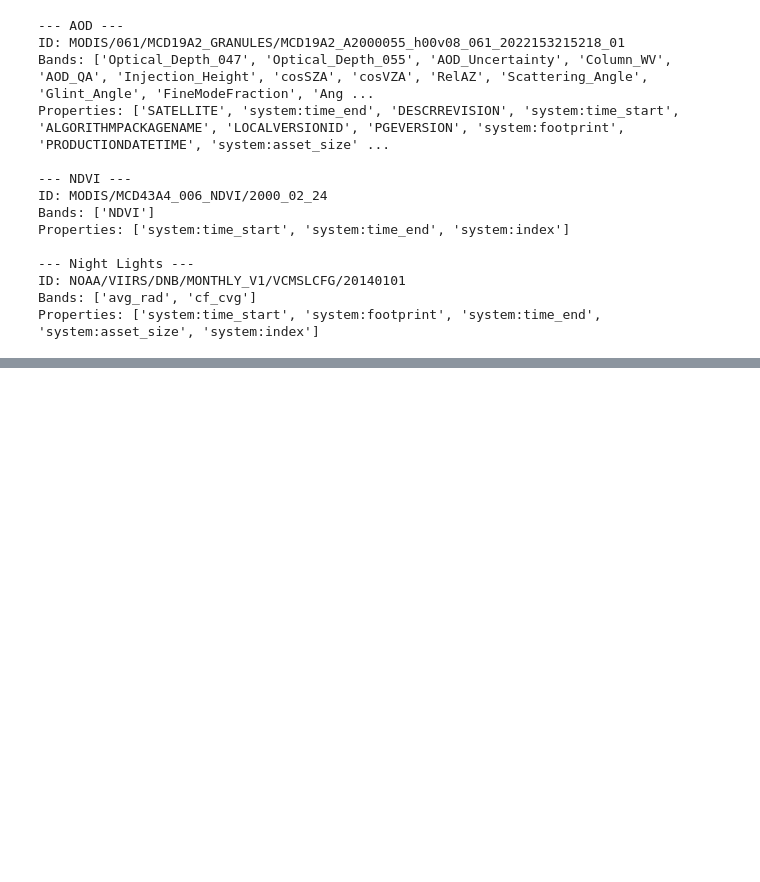
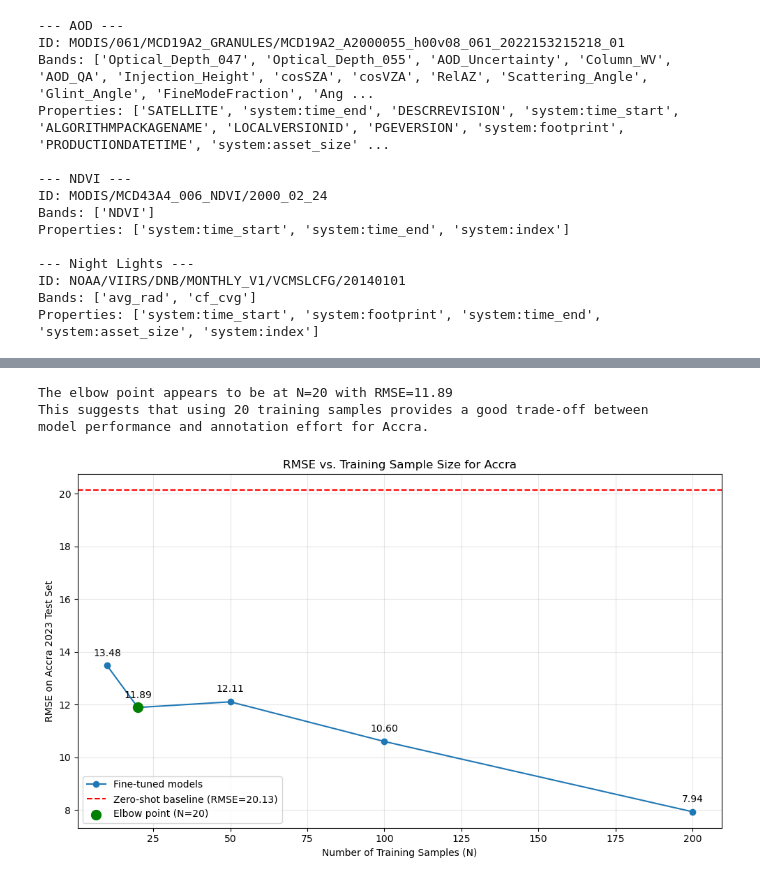
Before and after one commit to sabrinahu5/stat288-final-project, a Jupyter notebook: gee_processing.ipynb, the cells around one changed output, grey strips where cells are left out. Cells and saved outputs as stored; diff of their text form; code cells hidden in the pictures; blank space fills up the shorter version.

```diff
--- a/gee_processing.ipynb
+++ b/gee_processing.ipynb
@@ -865,0 +848,18 @@ R²: 0.2908
+# %%
+# Zero-shot evaluation on Accra 2023
+X_acc23, y_acc23 = df_to_xy(accra_test)
+
+y0 = model.predict(X_acc23).ravel()
+rmse0 = np.sqrt(mean_squared_error(y_acc23,y0))
+r2_0  = r2_score(y_acc23,y0)
+print(f"Accra 2023 Zero-shot → RMSE={rmse0:.2f}, R²={r2_0:.3f}")
+
+# Evaluate on Delhi/Bangkok test set for comparison
+X_test, y_test = df_to_xy(val_df)
+y_test_pred = model.predict(X_test).ravel()
+rmse_test = np.sqrt(mean_squared_error(y_test, y_test_pred))
+r2_test = r2_score(y_test, y_test_pred)
+print(f"Delhi/Bangkok Test → RMSE={rmse_test:.2f}, R²={r2_test:.3f}")
+
+# Compare performance
+print(f"Performance gap: RMSE difference = {rmse0-rmse_test:.2f}")
@@ -865,0 +911,48 @@ R²: 0.2908
+# %%
+# Plot RMSE vs N to find the "elbow" point
+
+# Extract N and RMSE values from results
+N_values = [r[0] for r in res]
+rmse_values = [r[1] for r in res]
+
+# Add zero-shot baseline
+plt.figure(figsize=(10, 6))
+plt.plot(N_values, rmse_values, 'o-', label='Fine-tuned models')
+plt.axhline(y=rmse0, color='r', linestyle='--', label=f'Zero-shot baseline (RMSE={rmse0:.2f})')
+
+plt.xlabel('Number of Training Samples (N)')
+plt.ylabel('RMSE on Accra 2023 Test Set')
+plt.title('RMSE vs. Training Sample Size for Accra')
+plt.grid(True, alpha=0.3)
+plt.legend()
+
+for i, rmse in enumerate(rmse_values):
+    plt.annotate(f'{rmse:.2f}',
+                 (N_values[i], rmse_values[i]),
+                 textcoords="offset points",
+                 xytext=(0,10),
+                 ha='center')
+
+# Find the "elbow" point
+if len(N_values) >= 3:
+    slopes = [rmse_values[i+1] - rmse_values[i] for i in range(len(rmse_values)-1)]
+    slope_changes = [abs(slopes[i+1] - slopes[i]) for i in range(len(slopes)-1)]
+    if slope_changes:
+        elbow_idx = slope_changes.index(max(slope_changes)) + 1
+        elbow_N = N_values[elbow_idx]
+
+        plt.scatter([elbow_N], [rmse_values[elbow_idx]], color='green', s=100,
+                   label=f'Elbow point (N={elbow_N})', zorder=5)
+        plt.legend()
+
+        print(f"The elbow point appears to be at N={elbow_N} with RMSE={rmse_values[elbow_idx]:.2f}")
+        print(f"This suggests that using {elbow_N} training samples provides a good trade-off between")
+        print(f"model performance and annotation effort for Accra.")
+
+plt.tight_layout()
+plt.show()
+# %% [output]
+The elbow point appears to be at N=20 with RMSE=11.89
+This suggests that using 20 training samples provides a good trade-off between
+model performance and annotation effort for Accra.
+[figure, added]
```
Also changed, not shown: parts of 62 cells of this notebook, 9 other files.
